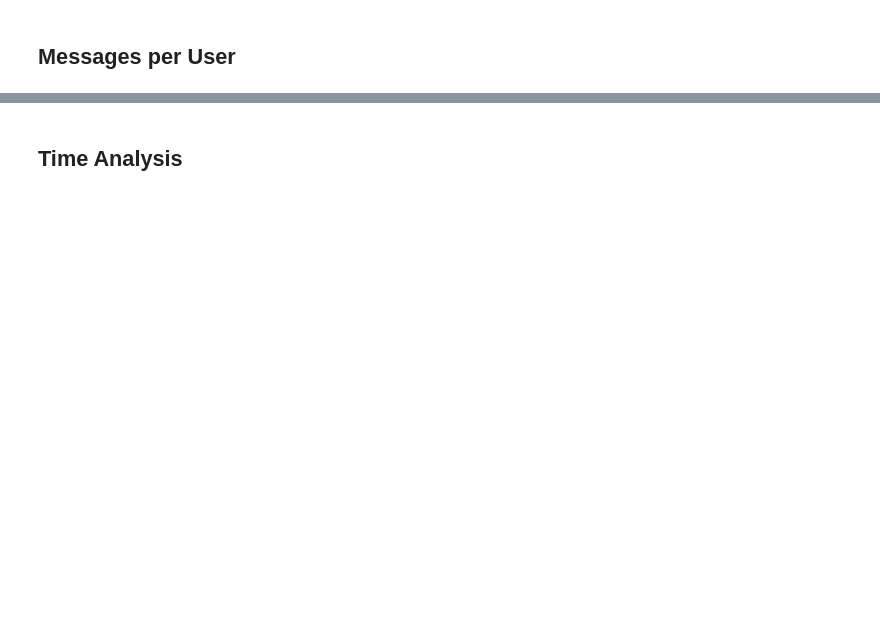
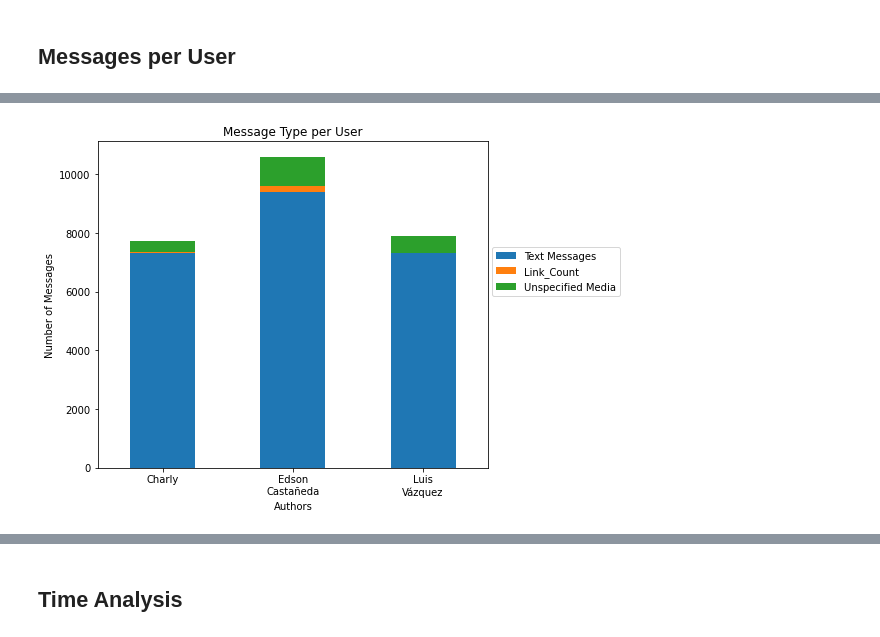
Before and after one commit to EdsonECM17/Whatsapp_Data_Analysis, a Jupyter notebook: code/whatsapp_analysis.ipynb, the cells around one changed output, grey strips where cells are left out. Cells and saved outputs as stored; diff of their text form; code cells hidden in the pictures; blank space fills up the shorter version.

```diff
--- a/code/whatsapp_analysis.ipynb
+++ b/code/whatsapp_analysis.ipynb
@@ -155,32 +228,35 @@ del summary
 # %%
 # Plot message
 summary_author_df = message_per_author_df[["Author", "Text_Count", "Image_Count", "Sticker_Count",
     "Audio_Count", "Link_Count", "Media_Count"]]
 summary_author_df = summary_author_df.rename(columns={
     "Text_Count":"Text Messages",
     "Image_Count":"Images",
     "Sticker_Count": "Stickers",
     "Audio_Count": "Audios",
     "Links_Count": "Links",
     "Media_Count": "Unspecified Media"
     })
 # Delete columns with only zeros
 summary_author_df = summary_author_df.loc[:, (summary_author_df != 0).any(axis=0)]
 
 ax = summary_author_df.plot(kind="bar", x="Author", stacked=True)
+ax.legend(loc='center right', bbox_to_anchor = (1.35, 0.6))
 fig = ax.get_figure()
 # Change the plot dimensions (width, height)
 fig.set_size_inches(7, 6)
 # Fix label x
 locs, labels = plt.xticks()
 labels = [label.get_text().replace(" ", "\n") for label in labels]
 plt.xticks(np.arange(len(labels)), labels, rotation = 0)
 # Change the axes labels
 ax.set_xlabel("Authors")
 ax.set_ylabel("Number of Messages")
 ax.set_title("Message Type per User")
 plt.savefig(f"{OUTPUT_PATH}user_messages.png")
 plt.show()
+# %% [output]
+[figure, added]
 # %%
 # Plot message
 summary_author_df_pct = message_per_author_df[["Author", "%_Text_of_user", "%_Image_of_user","%_Sticker_of_user",
```
Also changed, not shown: parts of 14 cells of this notebook, 1 other file.
